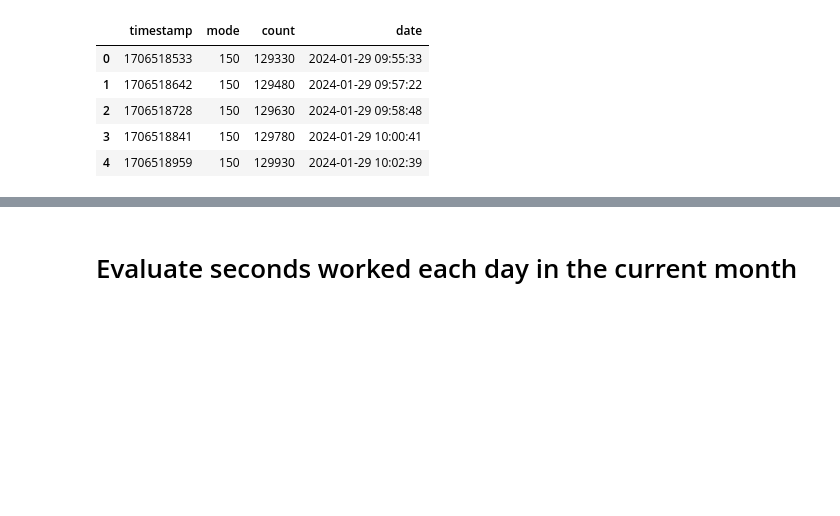
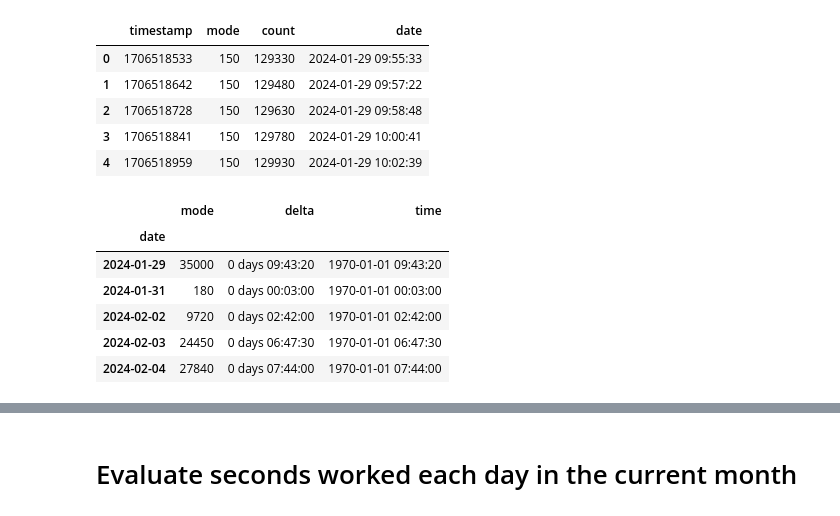
Before and after one commit to ModalDiagram/dotfiles, a Jupyter notebook: apps/survey/python/report.ipynb, the cells around one changed output, grey strips where cells are left out. Saved outputs shown, nothing was run; the diff lists cells and outputs as text; code cells hidden in the pictures; blank space fills up the shorter version.

```diff
--- a/apps/survey/python/report.ipynb
+++ b/apps/survey/python/report.ipynb
@@ -28,3 +29,15 @@ df.head()
 | 2 | 1706518728 | 150 | 129630 | 2024-01-29 09:58:48 |
 | 3 | 1706518841 | 150 | 129780 | 2024-01-29 10:00:41 |
 | 4 | 1706518959 | 150 | 129930 | 2024-01-29 10:02:39 |
+# %%
+df2 = pd.DataFrame(df["mode"].groupby(df["date"].dt.date).sum())
+df2["time"] = pd.to_datetime(df2["mode"], unit = 's')
+df2.head()
+# %% [output]
+|  | mode | delta | time |
+| date |  |  |  |
+| 2024-01-29 | 35000 | 0 days 09:43:20 | 1970-01-01 09:43:20 |
+| 2024-01-31 | 180 | 0 days 00:03:00 | 1970-01-01 00:03:00 |
+| 2024-02-02 | 9720 | 0 days 02:42:00 | 1970-01-01 02:42:00 |
+| 2024-02-03 | 24450 | 0 days 06:47:30 | 1970-01-01 06:47:30 |
+| 2024-02-04 | 27840 | 0 days 07:44:00 | 1970-01-01 07:44:00 |
```
Also changed, not shown: parts of 3 cells of this notebook, 5 other files.
